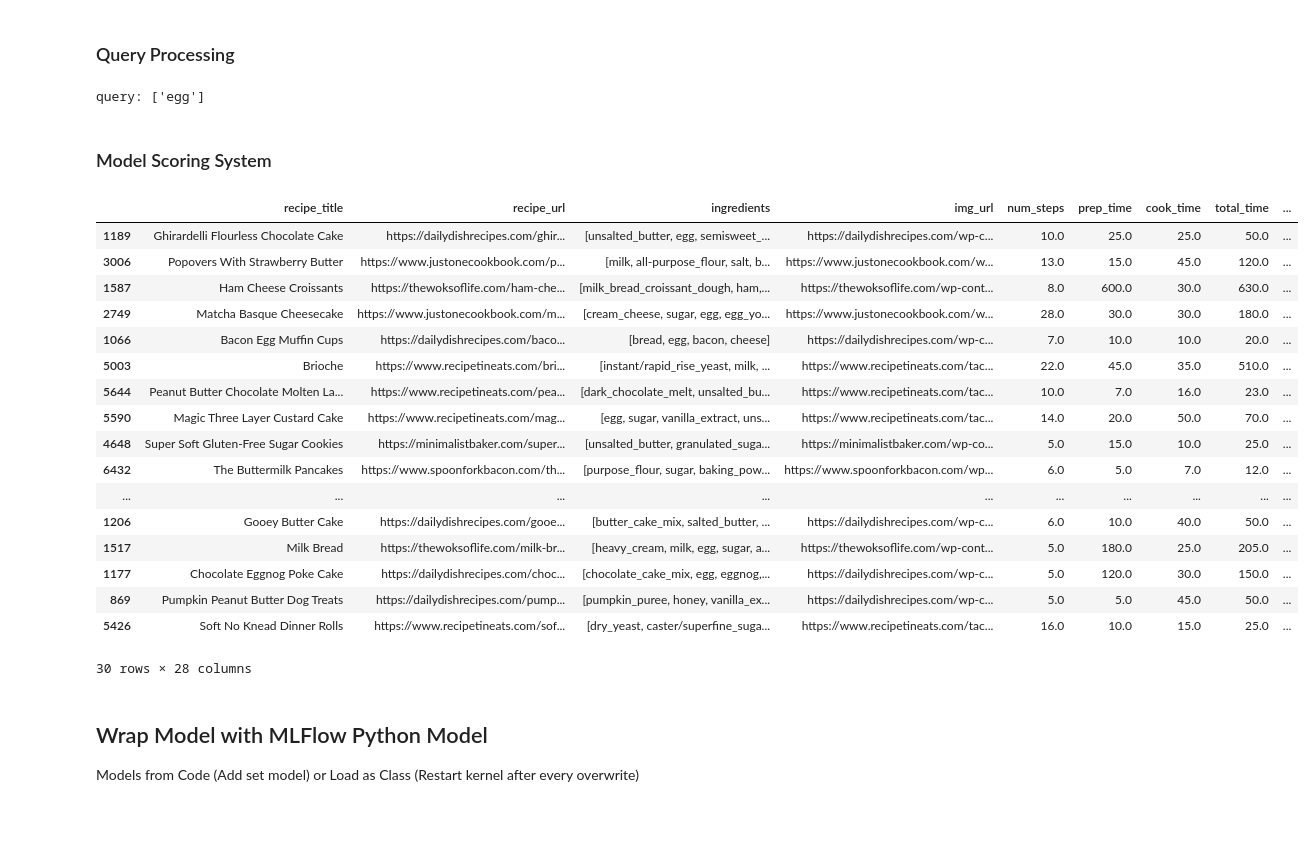
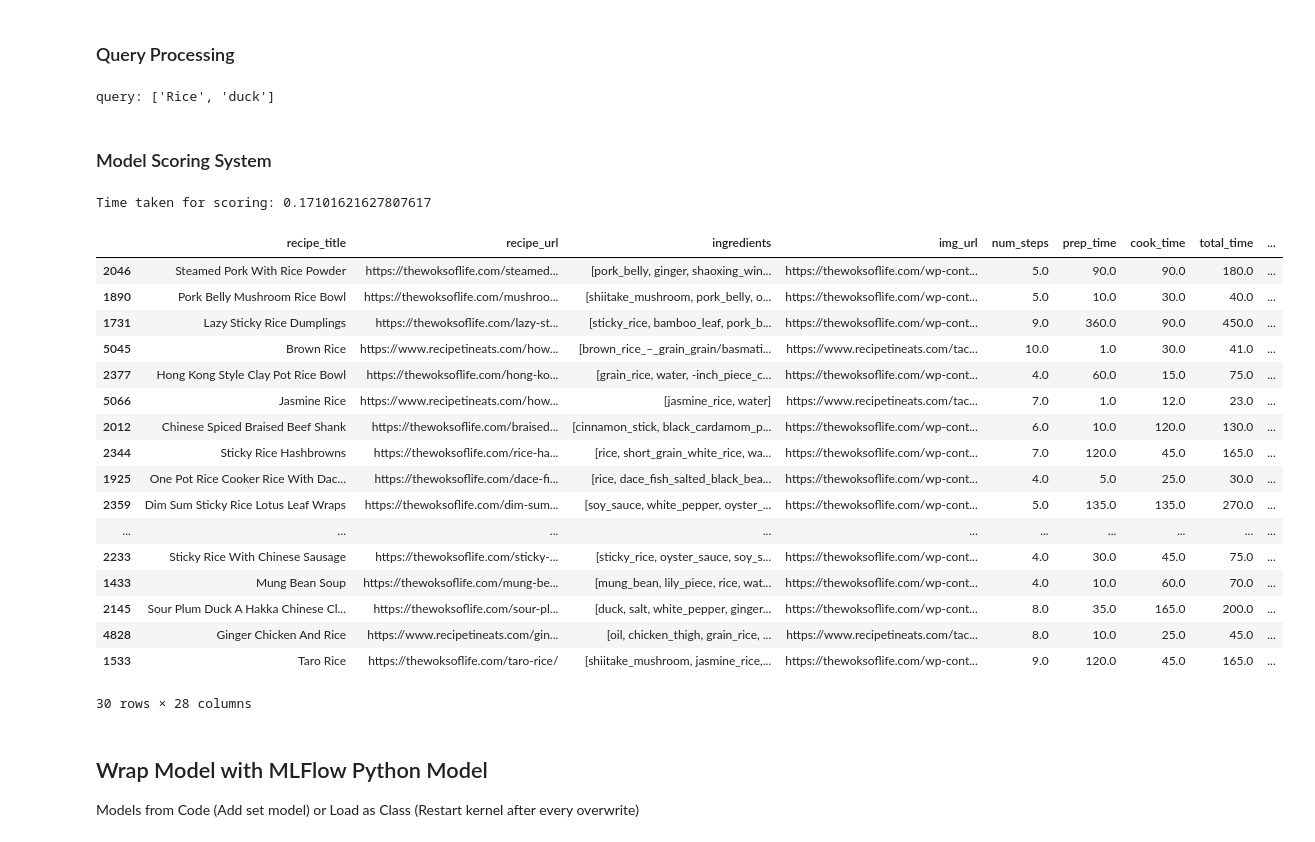
Before and after one commit to alfredmastan/food-recommendation, a Jupyter notebook: notebooks/model_training.ipynb, the cells around one changed output. Cells and saved outputs as stored; diff of their text form; code cells hidden in the pictures.

Commit message:
perf(model): Added MaxSim, faster similarity and IDF calculation

```diff
--- a/notebooks/model_training.ipynb
+++ b/notebooks/model_training.ipynb
@@ -40,9 +60,11 @@ len(fasttext_model.wv.index_to_key)
 # %%
 idf = {}
 # Calculate IDF
+ingredients_count = Counter(data.ingredients.explode())
+data_length = len(data)
 for vocab in fasttext_model.wv.index_to_key:
-    n_recipe_contains_vocab = data.ingredients.apply(lambda x: vocab in x).sum()
-    idf[vocab] = np.log(len(data.ingredients) / (n_recipe_contains_vocab + 1e-9))
+    n_recipe_contains_vocab = ingredients_count.get(vocab, 0)
+    idf[vocab] = np.log(data_length / (n_recipe_contains_vocab + 1e-9))
 
 idf
 # %% [output]
@@ -90,7 +112,7 @@ title_vector_means = np.array([np.mean(ing_vector, axis=0) for ing_vector in tit
 ### Query Processing
 # %%
 # Query processing with IDF weighting
-text = "rice, duck" # Example input
+text = "Rice, duck" # Example input
 query = [ingredient.strip() for ingredient in text.split(",") if ingredient]
 print("query:", query)
 
@@ -109,54 +131,63 @@ for query in query_vecs:
 # Apply IDF
 query_vecs = np.array([(query_vec * query_idf) for query_vec, query_idf in zip(query_vecs, query_idfs)])
 # %% [output]
-query: ['egg']
+query: ['Rice', 'duck']
 # %% [markdown]
 ### Model Scoring System
 # %%
+t0 = time()
+
 # Prediction scoring system
 # Calculate MaxSim for each recipe in the data
 # Might be slow for large amount of data
 ingredient_max_sim = np.array([])
 for ing_vector in ingredient_vectors:
-    tokens_sim = cosine_similarity(query_vecs, ing_vector)
+    ing_vector = np.array(ing_vector)
+    tokens_sim = np.array([fasttext_model.wv.cosine_similarities(vec, ing_vector) for vec in query_vecs])
 
     a_best = tokens_sim.max(axis=1)
     b_best = tokens_sim.max(axis=0)
 
     score = 0.5 * (a_best.mean() + b_best.mean())
     ingredient_max_sim = np.append(ingredient_max_sim, score)
 
 # Calculate cosine similarity between the mean query vector and the mean ingredients vector
 mean_query_vec = query_vecs.mean(axis=0)
-ingredient_sim = cosine_similarity(mean_query_vec.reshape(1, -1), ingredient_vector_means)
-title_sim = cosine_similarity(mean_query_vec.reshape(1, -1), title_vector_means)
+ingredient_sim = fasttext_model.wv.cosine_similarities(mean_query_vec, ingredient_vector_means)
+title_sim = fasttext_model.wv.cosine_similarities(mean_query_vec, title_vector_means)
 
-score = (params["model_pipeline"]["model_scoring"]["w_cosine"] * ingredient_sim[0] +
+score = (params["model_pipeline"]["model_scoring"]["w_cosine"] * ingredient_sim +
             params["model_pipeline"]["model_scoring"]["w_maxsim"] * ingredient_max_sim +
-            params["model_pipeline"]["model_scoring"]["w_title"] * title_sim[0])
+            params["model_pipeline"]["model_scoring"]["w_title"] * title_sim)
 
 rec_idx = np.argsort(score)[-params["model_service"]["n_recs"]:][::-1]
 # rec_idx = [4557, 5297, 3977, 6109, 366, 3572, 6262, 314]
+print("Time taken for scoring:", time() - t0)
 data.iloc[rec_idx]
+# fasttext_model.wv.similarity("chicken", "asdasd")
+
+# fasttext_model.wv.cosine_similarities(mean_query_vec, ingredient_vector_means)
+# cosine_similarity(mean_query_vec.reshape(1, -1), ingredient_vector_means)[0]
 # %% [output]
+Time taken for scoring: 0.17101621627807617
 |  | recipe_title | recipe_url | ingredients | img_url | num_steps | prep_time | cook_time | total_time | ... |
-| 1189 | Ghirardelli Flourless Chocolate Cake | https://dailydishrecipes.com/ghir... | [unsalted_butter, egg, semisweet_... | https://dailydishrecipes.com/wp-c... | 10.0 | 25.0 | 25.0 | 50.0 | ... |
-| 3006 | Popovers With Strawberry Butter | https://www.justonecookbook.com/p... | [milk, all-purpose_flour, salt, b... | https://www.justonecookbook.com/w... | 13.0 | 15.0 | 45.0 | 120.0 | ... |
-| 1587 | Ham Cheese Croissants | https://thewoksoflife.com/ham-che... | [milk_bread_croissant_dough, ham,... | https://thewoksoflife.com/wp-cont... | 8.0 | 600.0 | 30.0 | 630.0 | ... |
-| 2749 | Matcha Basque Cheesecake | https://www.justonecookbook.com/m... | [cream_cheese, sugar, egg, egg_yo... | https://www.justonecookbook.com/w... | 28.0 | 30.0 | 30.0 | 180.0 | ... |
-| 1066 | Bacon Egg Muffin Cups | https://dailydishrecipes.com/baco... | [bread, egg, bacon, cheese] | https://dailydishrecipes.com/wp-c... | 7.0 | 10.0 | 10.0 | 20.0 | ... |
-| 5003 | Brioche | https://www.recipetineats.com/bri... | [instant/rapid_rise_yeast, milk, ... | https://www.recipetineats.com/tac... | 22.0 | 45.0 | 35.0 | 510.0 | ... |
-| 5644 | Peanut Butter Chocolate Molten La... | https://www.recipetineats.com/pea... | [dark_chocolate_melt, unsalted_bu... | https://www.recipetineats.com/tac... | 10.0 | 7.0 | 16.0 | 23.0 | ... |
-| 5590 | Magic Three Layer Custard Cake | https://www.recipetineats.com/mag... | [egg, sugar, vanilla_extract, uns... | https://www.recipetineats.com/tac... | 14.0 | 20.0 | 50.0 | 70.0 | ... |
-| 4648 | Super Soft Gluten-Free Sugar Cookies | https://minimalistbaker.com/super... | [unsalted_butter, granulated_suga... | https://minimalistbaker.com/wp-co... | 5.0 | 15.0 | 10.0 | 25.0 | ... |
-| 6432 | The Buttermilk Pancakes | https://www.spoonforkbacon.com/th... | [purpose_flour, sugar, baking_pow... | https://www.spoonforkbacon.com/wp... | 6.0 | 5.0 | 7.0 | 12.0 | ... |
+| 2046 | Steamed Pork With Rice Powder | https://thewoksoflife.com/steamed... | [pork_belly, ginger, shaoxing_win... | https://thewoksoflife.com/wp-cont... | 5.0 | 90.0 | 90.0 | 180.0 | ... |
+| 1890 | Pork Belly Mushroom Rice Bowl | https://thewoksoflife.com/mushroo... | [shiitake_mushroom, pork_belly, o... | https://thewoksoflife.com/wp-cont... | 5.0 | 10.0 | 30.0 | 40.0 | ... |
+| 1731 | Lazy Sticky Rice Dumplings | https://thewoksoflife.com/lazy-st... | [sticky_rice, bamboo_leaf, pork_b... | https://thewoksoflife.com/wp-cont... | 9.0 | 360.0 | 90.0 | 450.0 | ... |
+| 5045 | Brown Rice | https://www.recipetineats.com/how... | [brown_rice_–_grain_grain/basmati... | https://www.recipetineats.com/tac... | 10.0 | 1.0 | 30.0 | 41.0 | ... |
+| 2377 | Hong Kong Style Clay Pot Rice Bowl | https://thewoksoflife.com/hong-ko... | [grain_rice, water, -inch_piece_c... | https://thewoksoflife.com/wp-cont... | 4.0 | 60.0 | 15.0 | 75.0 | ... |
+| 5066 | Jasmine Rice | https://www.recipetineats.com/how... | [jasmine_rice, water] | https://www.recipetineats.com/tac... | 7.0 | 1.0 | 12.0 | 23.0 | ... |
+| 2012 | Chinese Spiced Braised Beef Shank | https://thewoksoflife.com/braised... | [cinnamon_stick, black_cardamom_p... | https://thewoksoflife.com/wp-cont... | 6.0 | 10.0 | 120.0 | 130.0 | ... |
+| 2344 | Sticky Rice Hashbrowns | https://thewoksoflife.com/rice-ha... | [rice, short_grain_white_rice, wa... | https://thewoksoflife.com/wp-cont... | 7.0 | 120.0 | 45.0 | 165.0 | ... |
+| 1925 | One Pot Rice Cooker Rice With Dac... | https://thewoksoflife.com/dace-fi... | [rice, dace_fish_salted_black_bea... | https://thewoksoflife.com/wp-cont... | 4.0 | 5.0 | 25.0 | 30.0 | ... |
+| 2359 | Dim Sum Sticky Rice Lotus Leaf Wraps | https://thewoksoflife.com/dim-sum... | [soy_sauce, white_pepper, oyster_... | https://thewoksoflife.com/wp-cont... | 5.0 | 135.0 | 135.0 | 270.0 | ... |
 | ... | ... | ... | ... | ... | ... | ... | ... | ... | ... |
-| 1206 | Gooey Butter Cake | https://dailydishrecipes.com/gooe... | [butter_cake_mix, salted_butter, ... | https://dailydishrecipes.com/wp-c... | 6.0 | 10.0 | 40.0 | 50.0 | ... |
-| 1517 | Milk Bread | https://thewoksoflife.com/milk-br... | [heavy_cream, milk, egg, sugar, a... | https://thewoksoflife.com/wp-cont... | 5.0 | 180.0 | 25.0 | 205.0 | ... |
-| 1177 | Chocolate Eggnog Poke Cake | https://dailydishrecipes.com/choc... | [chocolate_cake_mix, egg, eggnog,... | https://dailydishrecipes.com/wp-c... | 5.0 | 120.0 | 30.0 | 150.0 | ... |
-| 869 | Pumpkin Peanut Butter Dog Treats | https://dailydishrecipes.com/pump... | [pumpkin_puree, honey, vanilla_ex... | https://dailydishrecipes.com/wp-c... | 5.0 | 5.0 | 45.0 | 50.0 | ... |
-| 5426 | Soft No Knead Dinner Rolls | https://www.recipetineats.com/sof... | [dry_yeast, caster/superfine_suga... | https://www.recipetineats.com/tac... | 16.0 | 10.0 | 15.0 | 25.0 | ... |
+| 2233 | Sticky Rice With Chinese Sausage | https://thewoksoflife.com/sticky-... | [sticky_rice, oyster_sauce, soy_s... | https://thewoksoflife.com/wp-cont... | 4.0 | 30.0 | 45.0 | 75.0 | ... |
+| 1433 | Mung Bean Soup | https://thewoksoflife.com/mung-be... | [mung_bean, lily_piece, rice, wat... | https://thewoksoflife.com/wp-cont... | 4.0 | 10.0 | 60.0 | 70.0 | ... |
+| 2145 | Sour Plum Duck A Hakka Chinese Cl... | https://thewoksoflife.com/sour-pl... | [duck, salt, white_pepper, ginger... | https://thewoksoflife.com/wp-cont... | 8.0 | 35.0 | 165.0 | 200.0 | ... |
+| 4828 | Ginger Chicken And Rice | https://www.recipetineats.com/gin... | [oil, chicken_thigh, grain_rice, ... | https://www.recipetineats.com/tac... | 8.0 | 10.0 | 25.0 | 45.0 | ... |
+| 1533 | Taro Rice | https://thewoksoflife.com/taro-rice/ | [shiitake_mushroom, jasmine_rice,... | https://thewoksoflife.com/wp-cont... | 9.0 | 120.0 | 45.0 | 165.0 | ... |
-30 rows × 28 columns
+30 rows × 28 columns
 # %% [markdown]
 ## Wrap Model with MLFlow Python Model
 
```
Also changed, not shown: parts of 5 cells of this notebook, 9 other files.
